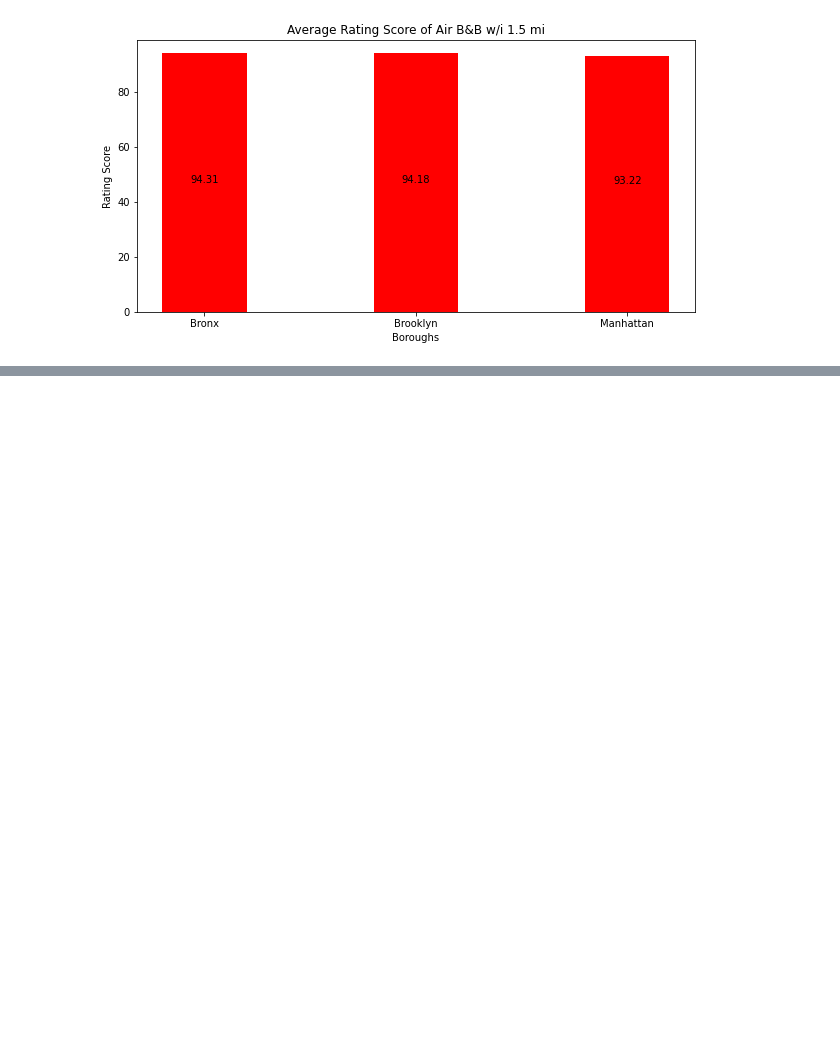
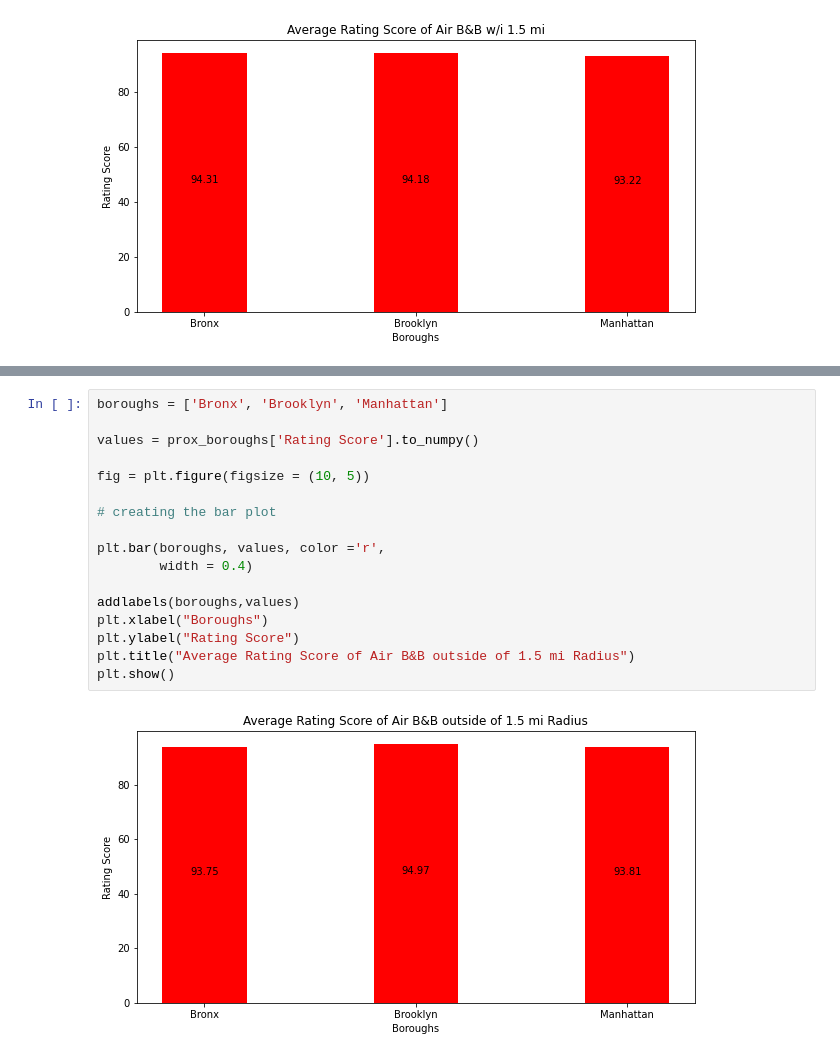
Before and after one commit to parriswoods22/Room11, a Jupyter notebook: Airbnb & Attractions.ipynb, the cells around one changed output, grey strips where cells are left out. Saved outputs shown, nothing was run; the diff lists cells and outputs as text; blank space fills up the shorter version.

```diff
--- a/Airbnb & Attractions.ipynb
+++ b/Airbnb & Attractions.ipynb
@@ -537,0 +578,19 @@ plt.show()
+# %%
+boroughs = ['Bronx', 'Brooklyn', 'Manhattan']
+
+values = prox_boroughs['Rating Score'].to_numpy()
+
+fig = plt.figure(figsize = (10, 5))
+
+# creating the bar plot
+
+plt.bar(boroughs, values, color ='r',
+        width = 0.4)
+
+addlabels(boroughs,values)
+plt.xlabel("Boroughs")
+plt.ylabel("Rating Score")
+plt.title("Average Rating Score of Air B&B outside of 1.5 mi Radius")
+plt.show()
+# %% [output]
+[figure, added]
```
Also changed, not shown: parts of 3 cells of this notebook.
